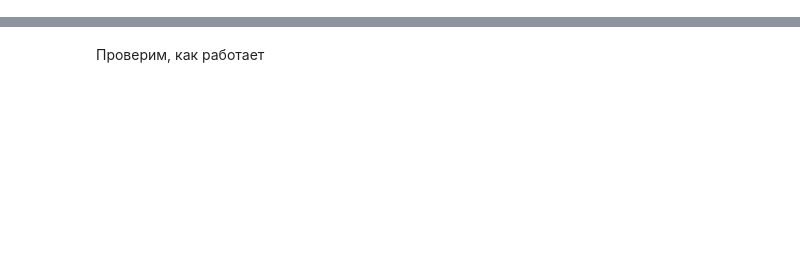
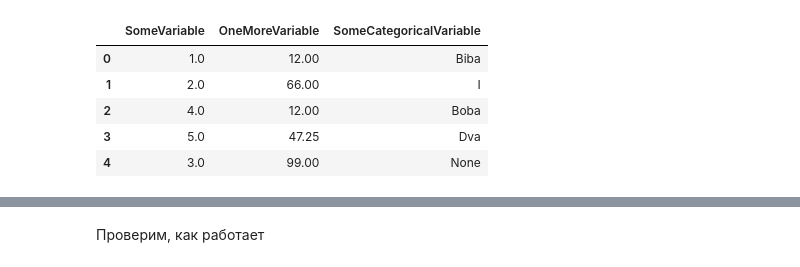
Before and after one commit to uasek/credit_scoring_project, a Jupyter notebook: scoring_model/missing_values.ipynb, the cells around one changed output, grey strips where cells are left out. Saved outputs shown, nothing was run; the diff lists cells and outputs as text; code cells hidden in the pictures; blank space fills up the shorter version.

```diff
--- a/scoring_model/missing_values.ipynb
+++ b/scoring_model/missing_values.ipynb
@@ -5,0 +11,6 @@ import pandas as pd
+# %%
+def create_test_df():
+    test_df = pd.DataFrame({"SomeVariable" : [1,2,4,5,None],
+                           "OneMoreVariable" : [12, 66, 12, None, 99],
+                           "SomeCategoricalVariable" : ["Biba", "I", "Boba", "Dva", None]})
+    return test_df
@@ -5,0 +48,12 @@ import pandas as pd
+# %%
+obj = MeanMedianImputer(imputation_method='mean', variables=None)
+test_df = create_test_df()
+obj.fit(test_df)
+obj.transform(test_df)
+# %% [output]
+|  | SomeVariable | OneMoreVariable | SomeCategoricalVariable |
+| 0 | 1.0 | 12.00 | Biba |
+| 1 | 2.0 | 66.00 | I |
+| 2 | 4.0 | 12.00 | Boba |
+| 3 | 5.0 | 47.25 | Dva |
+| 4 | 3.0 | 99.00 | None |
```
Also changed, not shown: parts of 35 cells of this notebook, 2 other files.
